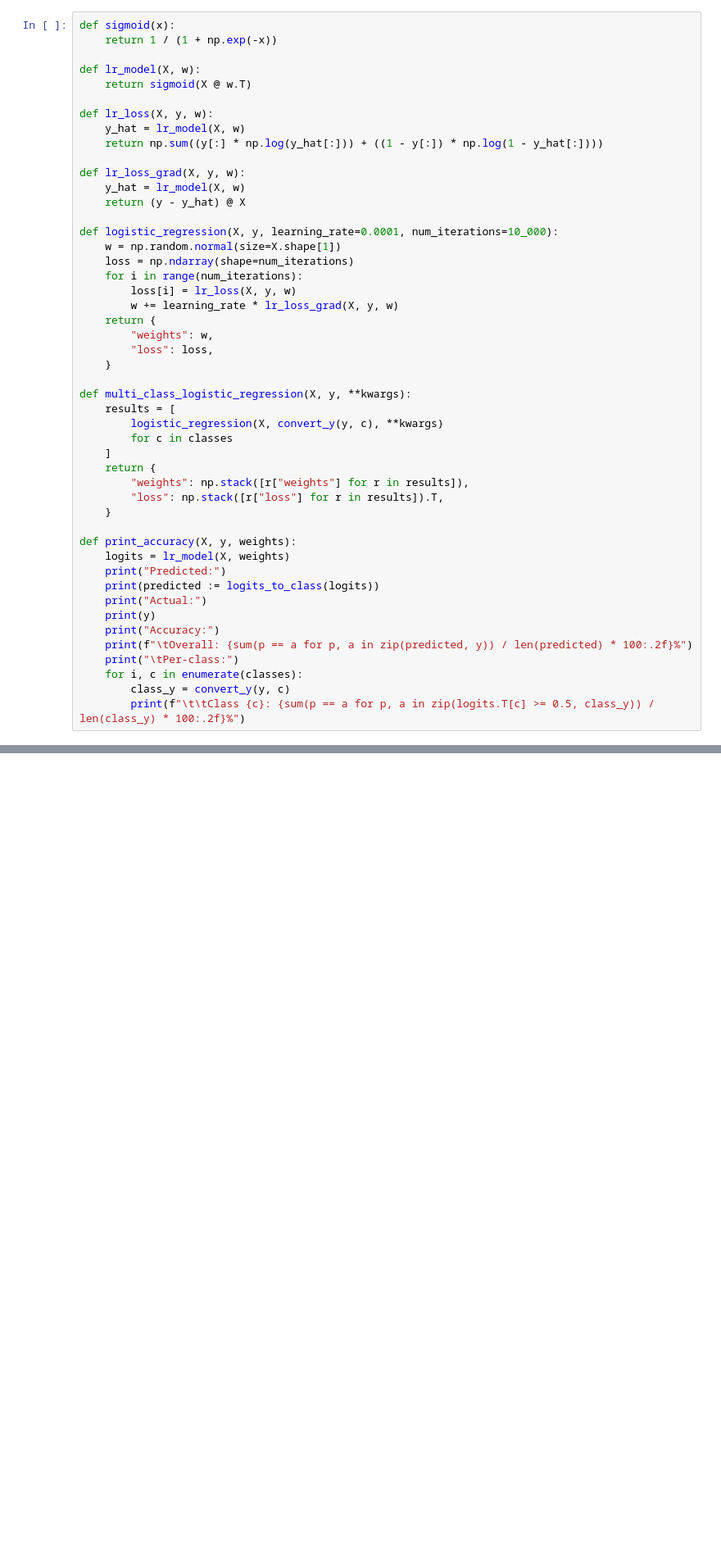
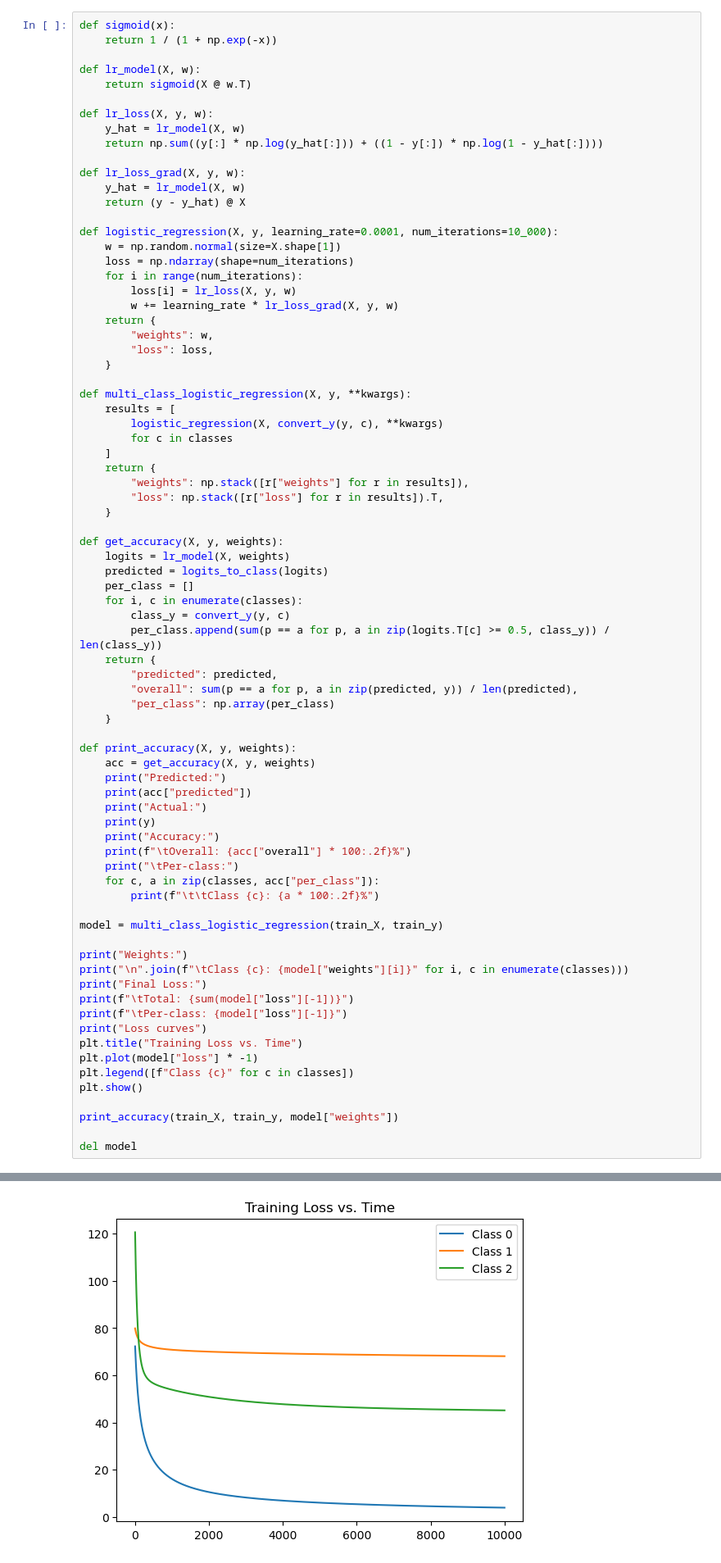
Before and after one commit to bmb0136/COMP-5630, a Jupyter notebook: a2/a2.ipynb, the cells around one changed output, grey strips where cells are left out. Shown at 82% size. Cells and saved outputs as stored; diff of their text form; blank space fills up the shorter version.

```diff
--- a/a2/a2.ipynb
+++ b/a2/a2.ipynb
@@ -84,15 +95,45 @@ def multi_class_logistic_regression(X, y, **kwargs):
         "loss": np.stack([r["loss"] for r in results]).T,
     }
 
+def get_accuracy(X, y, weights):
+    logits = lr_model(X, weights)
+    predicted = logits_to_class(logits)
+    per_class = []
+    for i, c in enumerate(classes):
+        class_y = convert_y(y, c)
+        per_class.append(sum(p == a for p, a in zip(logits.T[c] >= 0.5, class_y)) / len(class_y))
+    return {
+        "predicted": predicted,
+        "overall": sum(p == a for p, a in zip(predicted, y)) / len(predicted),
+        "per_class": np.array(per_class)
+    }
+
 def print_accuracy(X, y, weights):
-    logits = lr_model(X, weights)
+    acc = get_accuracy(X, y, weights)
     print("Predicted:")
-    print(predicted := logits_to_class(logits))
+    print(acc["predicted"])
     print("Actual:")
     print(y)
     print("Accuracy:")
-    print(f"\tOverall: {sum(p == a for p, a in zip(predicted, y)) / len(predicted) * 100:.2f}%")
+    print(f"\tOverall: {acc["overall"] * 100:.2f}%")
     print("\tPer-class:")
-    for i, c in enumerate(classes):
-        class_y = convert_y(y, c)
-        print(f"\t\tClass {c}: {sum(p == a for p, a in zip(logits.T[c] >= 0.5, class_y)) / len(class_y) * 100:.2f}%")
+    for c, a in zip(classes, acc["per_class"]):
+        print(f"\t\tClass {c}: {a * 100:.2f}%")
+
+model = multi_class_logistic_regression(train_X, train_y)
+
+print("Weights:")
+print("\n".join(f"\tClass {c}: {model["weights"][i]}" for i, c in enumerate(classes)))
+print("Final Loss:")
+print(f"\tTotal: {sum(model["loss"][-1])}")
+print(f"\tPer-class: {model["loss"][-1]}")
+print("Loss curves")
+plt.title("Training Loss vs. Time")
+plt.plot(model["loss"] * -1)
+plt.legend([f"Class {c}" for c in classes])
+plt.show()
+
+print_accuracy(train_X, train_y, model["weights"])
+
+del model
+# %% [output]
@@ -98,0 +148 @@ def print_accuracy(X, y, weights):
+[figure, added]
```
Also changed, not shown: parts of 9 cells of this notebook.
